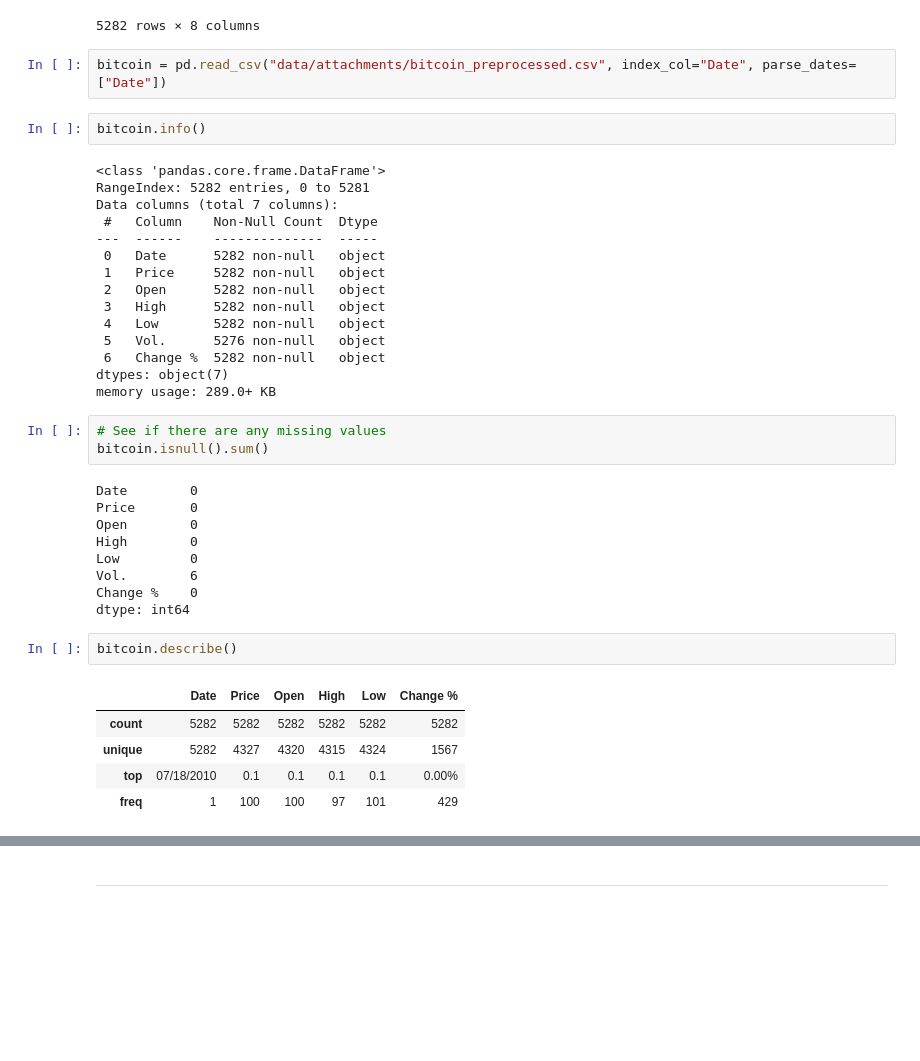
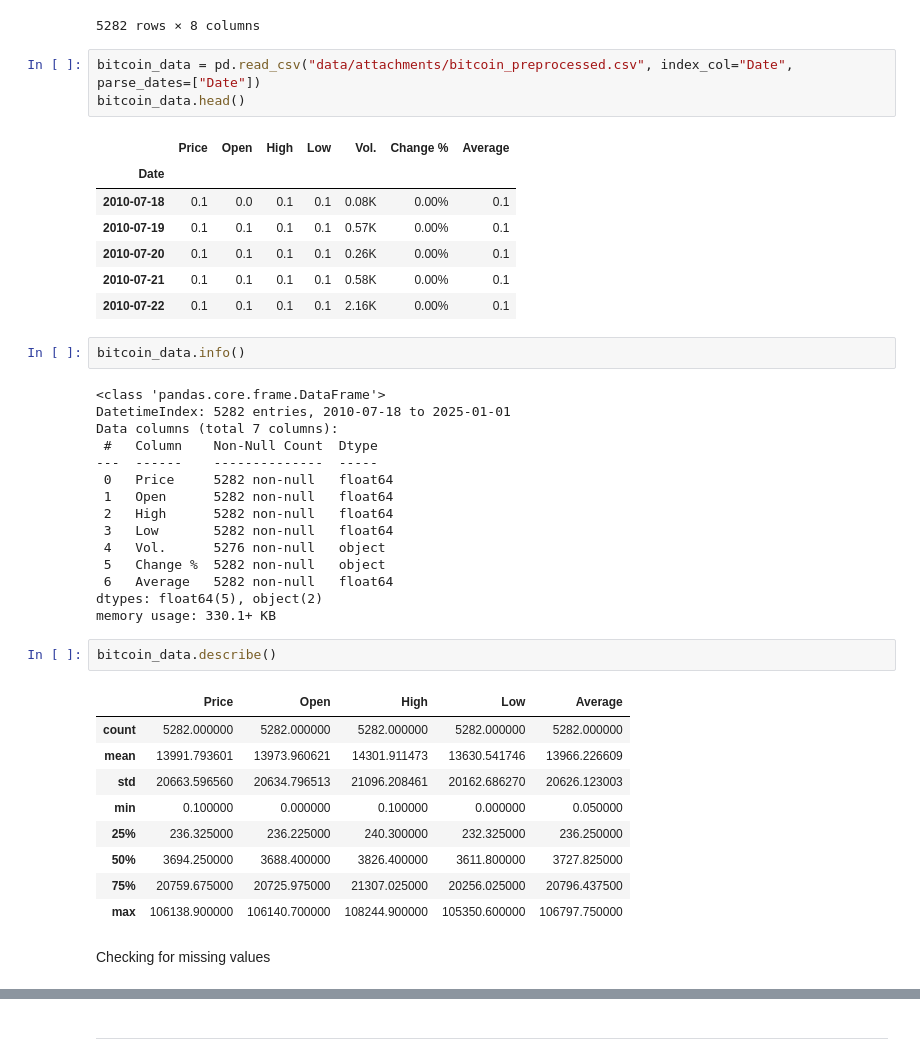
Before and after one commit to Jankiel-Predator/mmda_proj_btc, a Jupyter notebook: bitcoin.ipynb, the cells around one changed output, grey strips where cells are left out. Drawn from its saved outputs; the diff is of its cells as text; blank space fills up the shorter version.

```diff
--- a/bitcoin.ipynb
+++ b/bitcoin.ipynb
@@ -33,41 +33,44 @@ from sklearn.preprocessing import MinMaxScaler
 | 5281 | 2359 | 07/18/2010 | 0.1 | 0.0 | 0.1 | 0.1 | 0.08K | 0.00% |
 5282 rows × 8 columns
 # %%
-bitcoin = pd.read_csv("data/attachments/bitcoin_preprocessed.csv", index_col="Date", parse_dates=["Date"])
+bitcoin_data = pd.read_csv("data/attachments/bitcoin_preprocessed.csv", index_col="Date", parse_dates=["Date"])
+bitcoin_data.head()
+# %% [output]
+|  | Price | Open | High | Low | Vol. | Change % | Average |
+| Date |  |  |  |  |  |  |  |
+| 2010-07-18 | 0.1 | 0.0 | 0.1 | 0.1 | 0.08K | 0.00% | 0.1 |
+| 2010-07-19 | 0.1 | 0.1 | 0.1 | 0.1 | 0.57K | 0.00% | 0.1 |
+| 2010-07-20 | 0.1 | 0.1 | 0.1 | 0.1 | 0.26K | 0.00% | 0.1 |
+| 2010-07-21 | 0.1 | 0.1 | 0.1 | 0.1 | 0.58K | 0.00% | 0.1 |
+| 2010-07-22 | 0.1 | 0.1 | 0.1 | 0.1 | 2.16K | 0.00% | 0.1 |
 # %%
-bitcoin.info()
+bitcoin_data.info()
 # %% [output]
 <class 'pandas.core.frame.DataFrame'>
-RangeIndex: 5282 entries, 0 to 5281
+DatetimeIndex: 5282 entries, 2010-07-18 to 2025-01-01
 Data columns (total 7 columns):
  #   Column    Non-Null Count  Dtype
 ---  ------    --------------  -----
- 0   Date      5282 non-null   object
- 1   Price     5282 non-null   object
- 2   Open      5282 non-null   object
- 3   High      5282 non-null   object
- 4   Low       5282 non-null   object
- 5   Vol.      5276 non-null   object
- 6   Change %  5282 non-null   object
-dtypes: object(7)
-memory usage: 289.0+ KB
+ 0   Price     5282 non-null   float64
+ 1   Open      5282 non-null   float64
+ 2   High      5282 non-null   float64
+ 3   Low       5282 non-null   float64
+ 4   Vol.      5276 non-null   object
+ 5   Change %  5282 non-null   object
+ 6   Average   5282 non-null   float64
+dtypes: float64(5), object(2)
+memory usage: 330.1+ KB
-# %%
-# See if there are any missing values
-bitcoin.isnull().sum()
-# %% [output]
-Date        0
-Price       0
-Open        0
-High        0
-Low         0
-Vol.        6
-Change %    0
-dtype: int64
 # %%
-bitcoin.describe()
+bitcoin_data.describe()
 # %% [output]
-|  | Date | Price | Open | High | Low | Change % |
-| count | 5282 | 5282 | 5282 | 5282 | 5282 | 5282 |
-| unique | 5282 | 4327 | 4320 | 4315 | 4324 | 1567 |
-| top | 07/18/2010 | 0.1 | 0.1 | 0.1 | 0.1 | 0.00% |
-| freq | 1 | 100 | 100 | 97 | 101 | 429 |
+|  | Price | Open | High | Low | Average |
+| count | 5282.000000 | 5282.000000 | 5282.000000 | 5282.000000 | 5282.000000 |
+| mean | 13991.793601 | 13973.960621 | 14301.911473 | 13630.541746 | 13966.226609 |
+| std | 20663.596560 | 20634.796513 | 21096.208461 | 20162.686270 | 20626.123003 |
+| min | 0.100000 | 0.000000 | 0.100000 | 0.000000 | 0.050000 |
+| 25% | 236.325000 | 236.225000 | 240.300000 | 232.325000 | 236.250000 |
+| 50% | 3694.250000 | 3688.400000 | 3826.400000 | 3611.800000 | 3727.825000 |
+| 75% | 20759.675000 | 20725.975000 | 21307.025000 | 20256.025000 | 20796.437500 |
+| max | 106138.900000 | 106140.700000 | 108244.900000 | 105350.600000 | 106797.750000 |
+# %% [markdown]
+Checking for missing values
```
Also changed, not shown: parts of 8 cells of this notebook, 1 other file.
